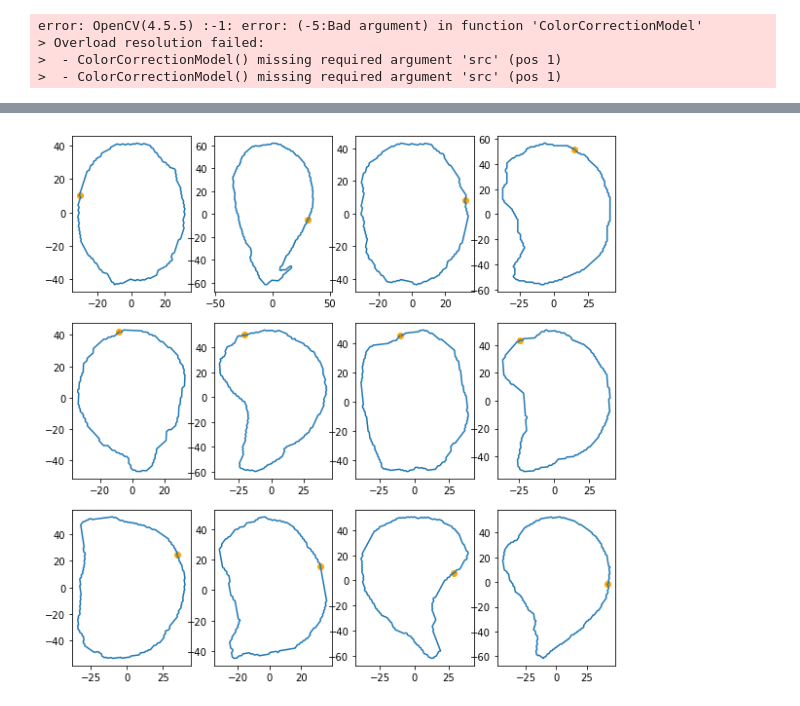
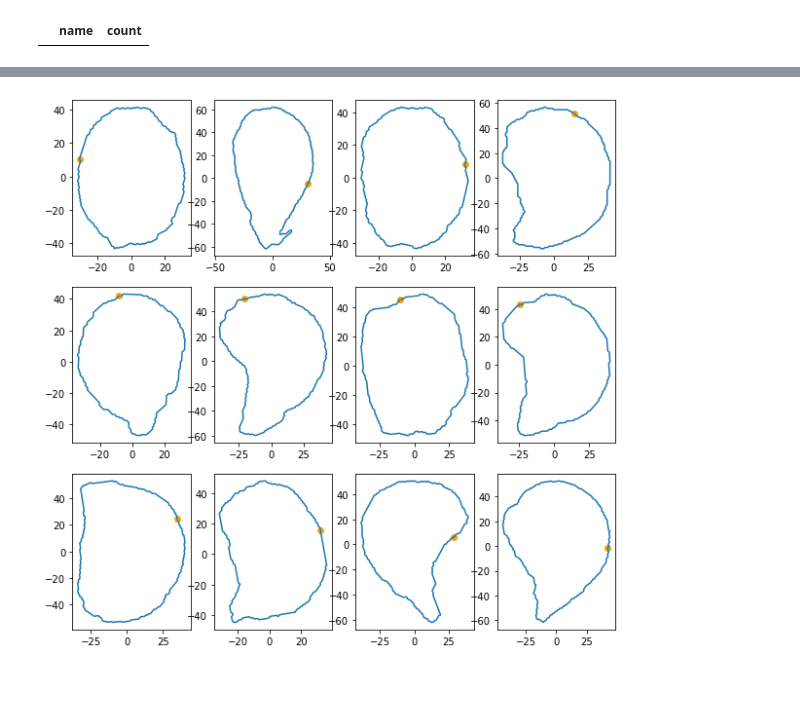
Before and after one commit to TankredO/seed_detector, a Jupyter notebook: tests.ipynb, the cells around one changed output, grey strips where cells are left out. Saved outputs shown, nothing was run; the diff lists cells and outputs as text; code cells hidden in the pictures.

Commit message:
bug fix, no color measuring

```diff
--- a/tests.ipynb
+++ b/tests.ipynb
@@ -11,13 +12,14 @@ import pyefd
 
 import seed_detector.tools as sdt
 from seed_detector.tools import resample_polygon, polygon_area, get_contours as _get_contours
-# %%
-cv2.ccm_ColorCorrectionModel()
-# %% [output]
-error: OpenCV(4.5.5) :-1: error: (-5:Bad argument) in function 'ColorCorrectionModel'
-> Overload resolution failed:
->  - ColorCorrectionModel() missing required argument 'src' (pos 1)
->  - ColorCorrectionModel() missing required argument 'src' (pos 1)
+# %%
+r = []
+for p in Path('test2').glob('Scannen*'):
+    r.append((p.name, len(list((p / 'extractions').glob('*.png')))))
+# %%
+pd.DataFrame.from_records(r, columns=('name', 'count')).sort_values('count', ascending=False)
+# %% [output]
+|  | name | count |
 # %%
 def get_contour(image, n = 200):
     bg_col = (0, 0, 0)
```
Also changed, not shown: parts of 2 cells of this notebook, 3 other files.
